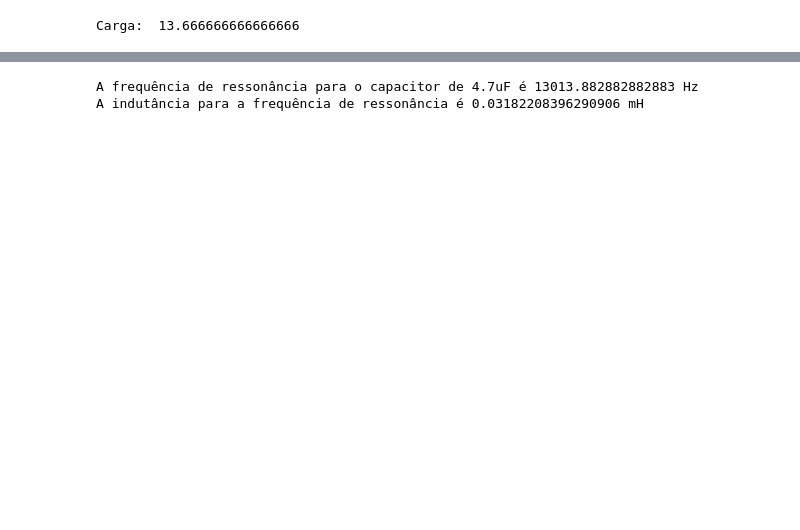
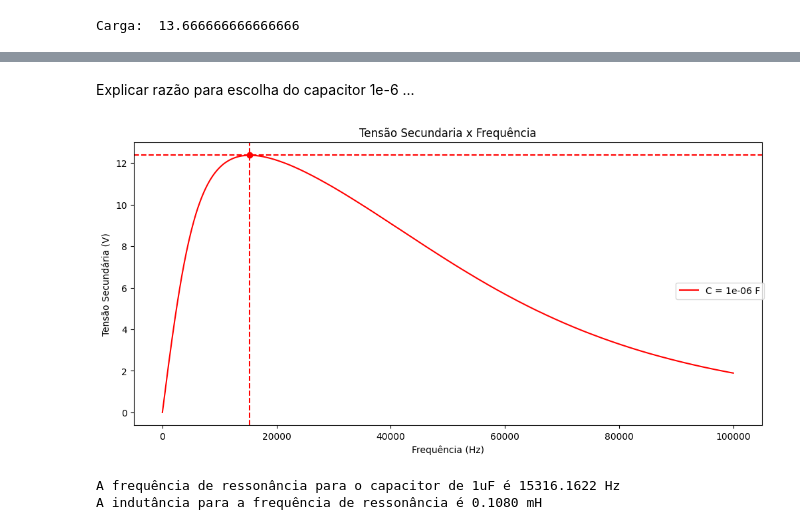
Before and after one commit to Peng1104/EletroMag-Projeto, a Jupyter notebook: projeto.ipynb, the cells around one changed output, grey strips where cells are left out. Cells and saved outputs as stored; diff of their text form; code cells hidden in the pictures; blank space fills up the shorter version.

Commit message:
Graficos com a escolha

```diff
--- a/projeto.ipynb
+++ b/projeto.ipynb
@@ -157,13 +169,35 @@ plt.show()
+# %% [markdown]
+Explicar razão para escolha do capacitor 1e-6 ...
 # %%
 # C escolido
-c = 4.7e-6
+c = 1e-6
 F = frequenciaDeRessonancia[c]
+w = 2*pi*F
+L = 1/(w*w*c)
 
-w = 2*pi*F
-L = 1/(w*w*4.7e-6)
+idxC = Capacitores.index(c)
+idxF = list(Frequencias).index(F)
 
-print(f"A frequência de ressonância para o capacitor de 4.7uF é {F} Hz")
-print(f"A indutância para a frequência de ressonância é {L*1000} mH")
+vMarcaPasso = vMarcaPasso[idxC]
+
+fig, ax = plt.subplots(layout='constrained',figsize=(10,5))
+
+ax.plot(Frequencias, vMarcaPasso, label=f"C = {c} F", color='red')
+ax.plot(F, vMarcaPasso[idxF], 'ro')
+
+plt.axvline(x=F, color='r', linestyle='--')
+plt.axhline(y=vMarcaPasso[idxF], color='r', linestyle='--')
+
+fig.legend(loc='center right')
+
+plt.title("Tensão Secundaria x Frequência")
+plt.xlabel("Frequência (Hz)")
+plt.ylabel("Tensão Secundária (V)")
+plt.show()
+
+print(f"A frequência de ressonância para o capacitor de 1uF é {F:.4f} Hz")
+print(f"A indutância para a frequência de ressonância é {L*1000:.4f} mH")
 # %% [output]
+[figure, added]
-A frequência de ressonância para o capacitor de 4.7uF é 13013.882882882883 Hz
-A indutância para a frequência de ressonância é 0.03182208396290906 mH
+A frequência de ressonância para o capacitor de 1uF é 15316.1622 Hz
+A indutância para a frequência de ressonância é 0.1080 mH
```
Also changed, not shown: parts of 14 cells of this notebook.
